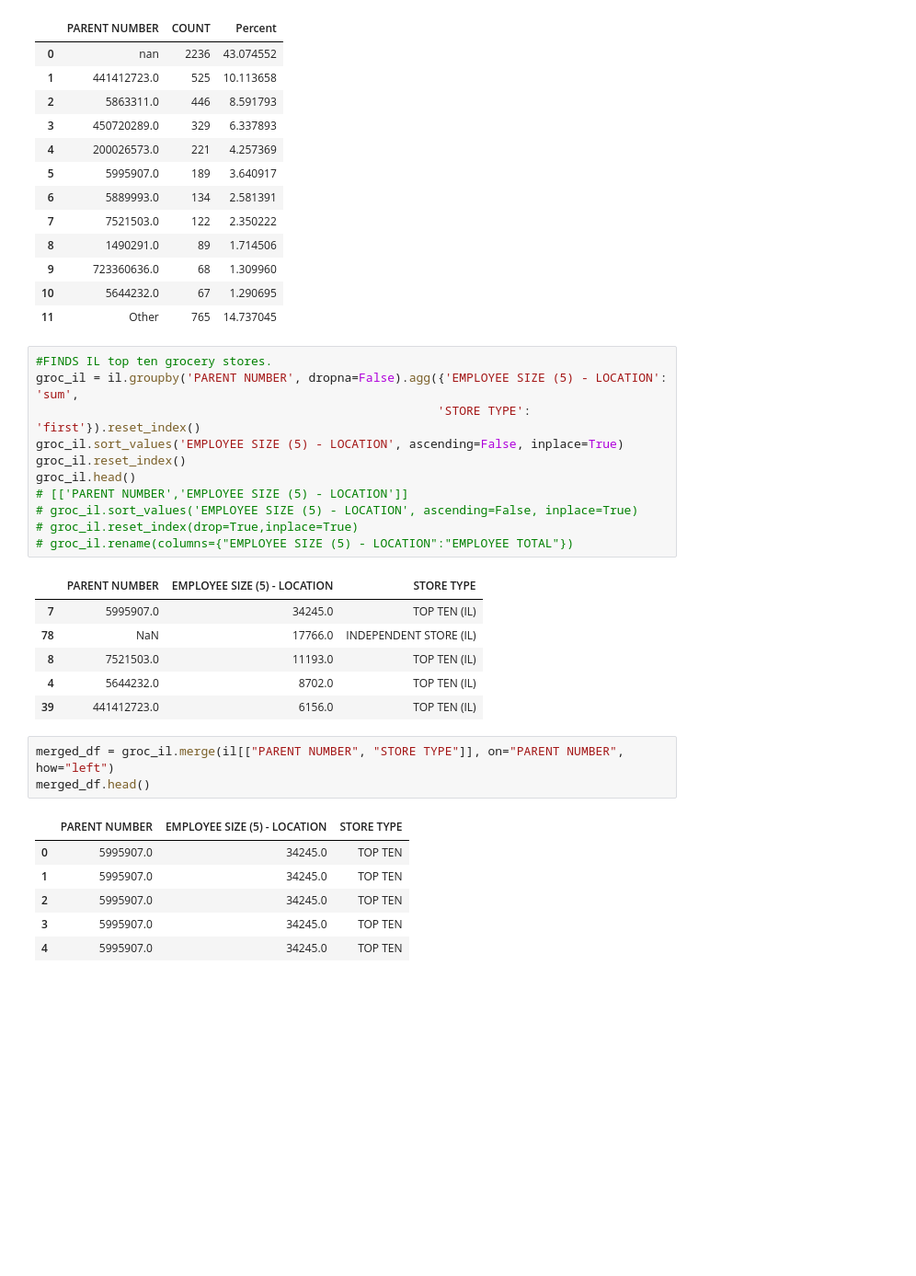
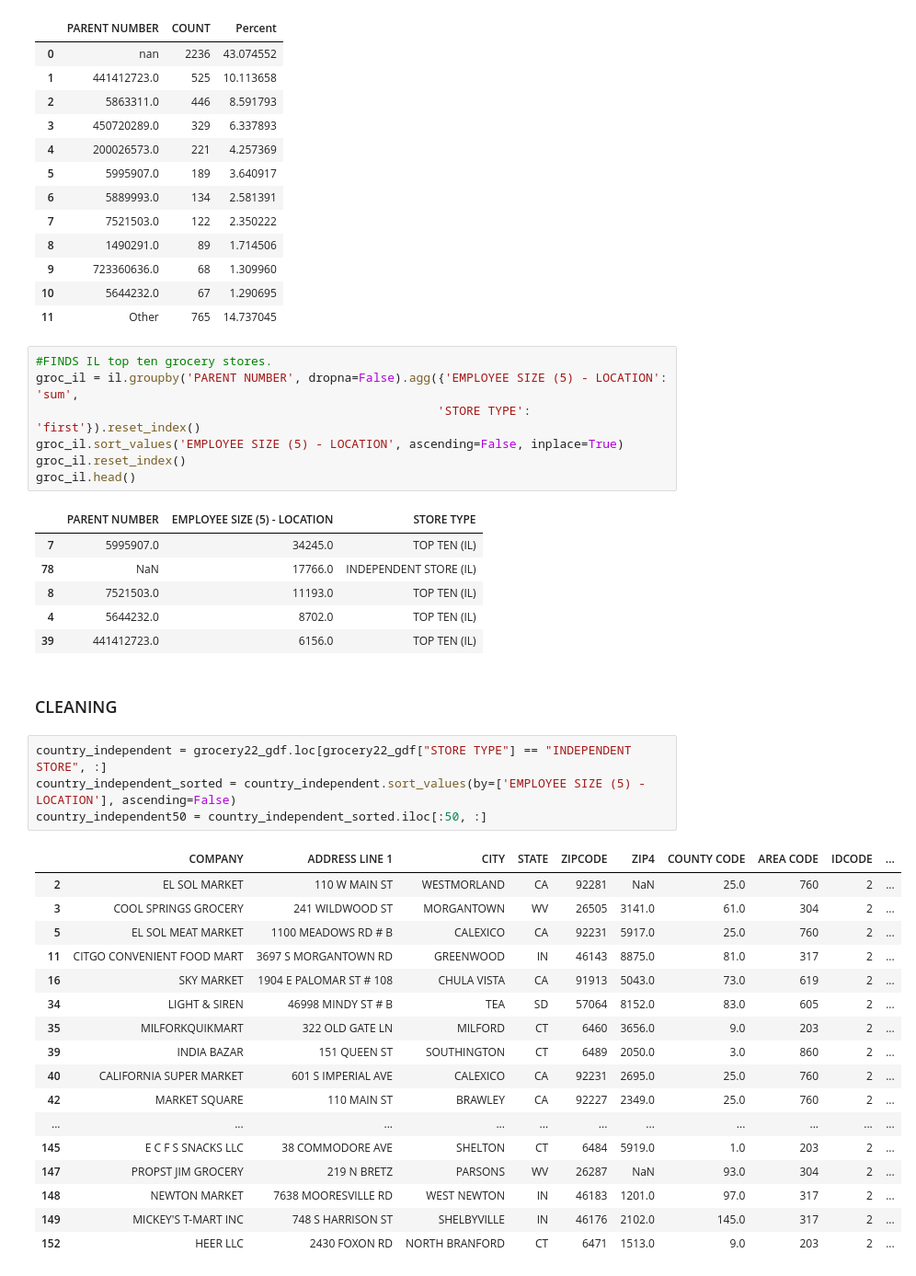
Before and after one commit to uchicago-dsi/rafi-grocery, a Jupyter notebook: notebooks/Sebastian-EDA-22.ipynb, the cells around one changed output. Shown at 92% size. Cells and saved outputs as stored; diff of their text form; blank space fills up the shorter version.

Commit message:
SORT 50 EMPLOYEE SIZE PER STORE

```diff
--- a/notebooks/Sebastian-EDA-22.ipynb
+++ b/notebooks/Sebastian-EDA-22.ipynb
@@ -227,10 +224,6 @@ groc_il = il.groupby('PARENT NUMBER', dropna=False).agg({'EMPLOYEE SIZE (5) - LO
 groc_il.sort_values('EMPLOYEE SIZE (5) - LOCATION', ascending=False, inplace=True)
 groc_il.reset_index()
 groc_il.head()
-# [['PARENT NUMBER','EMPLOYEE SIZE (5) - LOCATION']]
-# groc_il.sort_values('EMPLOYEE SIZE (5) - LOCATION', ascending=False, inplace=True)
-# groc_il.reset_index(drop=True,inplace=True)
-# groc_il.rename(columns={"EMPLOYEE SIZE (5) - LOCATION":"EMPLOYEE TOTAL"})
 # %% [output]
 |  | PARENT NUMBER | EMPLOYEE SIZE (5) - LOCATION | STORE TYPE |
 | 7 | 5995907.0 | 34245.0 | TOP TEN (IL) |
@@ -238,13 +231,27 @@ groc_il.head()
 | 8 | 7521503.0 | 11193.0 | TOP TEN (IL) |
 | 4 | 5644232.0 | 8702.0 | TOP TEN (IL) |
 | 39 | 441412723.0 | 6156.0 | TOP TEN (IL) |
-# %%
-merged_df = groc_il.merge(il[["PARENT NUMBER", "STORE TYPE"]], on="PARENT NUMBER", how="left")
-merged_df.head()
-# %% [output]
-|  | PARENT NUMBER | EMPLOYEE SIZE (5) - LOCATION | STORE TYPE |
-| 0 | 5995907.0 | 34245.0 | TOP TEN |
-| 1 | 5995907.0 | 34245.0 | TOP TEN |
-| 2 | 5995907.0 | 34245.0 | TOP TEN |
-| 3 | 5995907.0 | 34245.0 | TOP TEN |
-| 4 | 5995907.0 | 34245.0 | TOP TEN |
+# %% [markdown]
+### CLEANING
+# %%
+country_independent = grocery22_gdf.loc[grocery22_gdf["STORE TYPE"] == "INDEPENDENT STORE", :]
+country_independent_sorted = country_independent.sort_values(by=['EMPLOYEE SIZE (5) - LOCATION'], ascending=False)
+country_independent50 = country_independent_sorted.iloc[:50, :]
+# %% [output]
+|  | COMPANY | ADDRESS LINE 1 | CITY | STATE | ZIPCODE | ZIP4 | COUNTY CODE | AREA CODE | IDCODE | ... |
+| 2 | EL SOL MARKET | 110 W MAIN ST | WESTMORLAND | CA | 92281 | NaN | 25.0 | 760 | 2 | ... |
+| 3 | COOL SPRINGS GROCERY | 241 WILDWOOD ST | MORGANTOWN | WV | 26505 | 3141.0 | 61.0 | 304 | 2 | ... |
+| 5 | EL SOL MEAT MARKET | 1100 MEADOWS RD # B | CALEXICO | CA | 92231 | 5917.0 | 25.0 | 760 | 2 | ... |
+| 11 | CITGO CONVENIENT FOOD MART | 3697 S MORGANTOWN RD | GREENWOOD | IN | 46143 | 8875.0 | 81.0 | 317 | 2 | ... |
+| 16 | SKY MARKET | 1904 E PALOMAR ST # 108 | CHULA VISTA | CA | 91913 | 5043.0 | 73.0 | 619 | 2 | ... |
+| 34 | LIGHT & SIREN | 46998 MINDY ST # B | TEA | SD | 57064 | 8152.0 | 83.0 | 605 | 2 | ... |
+| 35 | MILFORKQUIKMART | 322 OLD GATE LN | MILFORD | CT | 6460 | 3656.0 | 9.0 | 203 | 2 | ... |
+| 39 | INDIA BAZAR | 151 QUEEN ST | SOUTHINGTON | CT | 6489 | 2050.0 | 3.0 | 860 | 2 | ... |
+| 40 | CALIFORNIA SUPER MARKET | 601 S IMPERIAL AVE | CALEXICO | CA | 92231 | 2695.0 | 25.0 | 760 | 2 | ... |
+| 42 | MARKET SQUARE | 110 MAIN ST | BRAWLEY | CA | 92227 | 2349.0 | 25.0 | 760 | 2 | ... |
+| ... | ... | ... | ... | ... | ... | ... | ... | ... | ... | ... |
+| 145 | E C F S SNACKS LLC | 38 COMMODORE AVE | SHELTON | CT | 6484 | 5919.0 | 1.0 | 203 | 2 | ... |
+| 147 | PROPST JIM GROCERY | 219 N BRETZ | PARSONS | WV | 26287 | NaN | 93.0 | 304 | 2 | ... |
+| 148 | NEWTON MARKET | 7638 MOORESVILLE RD | WEST NEWTON | IN | 46183 | 1201.0 | 97.0 | 317 | 2 | ... |
+| 149 | MICKEY'S T-MART INC | 748 S HARRISON ST | SHELBYVILLE | IN | 46176 | 2102.0 | 145.0 | 317 | 2 | ... |
+| 152 | HEER LLC | 2430 FOXON RD | NORTH BRANFORD | CT | 6471 | 1513.0 | 9.0 | 203 | 2 | ... |
```
Also changed, not shown: parts of 2 cells of this notebook.
